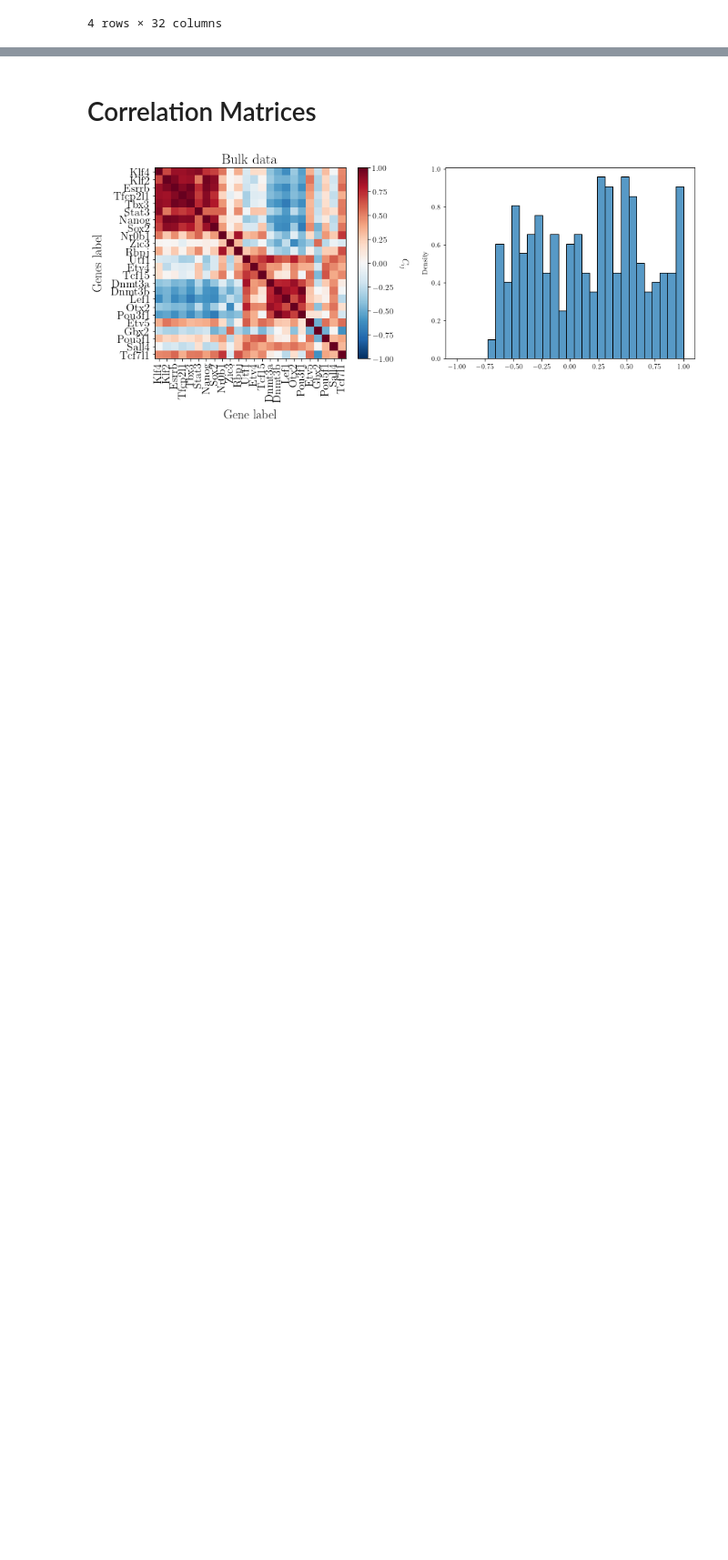
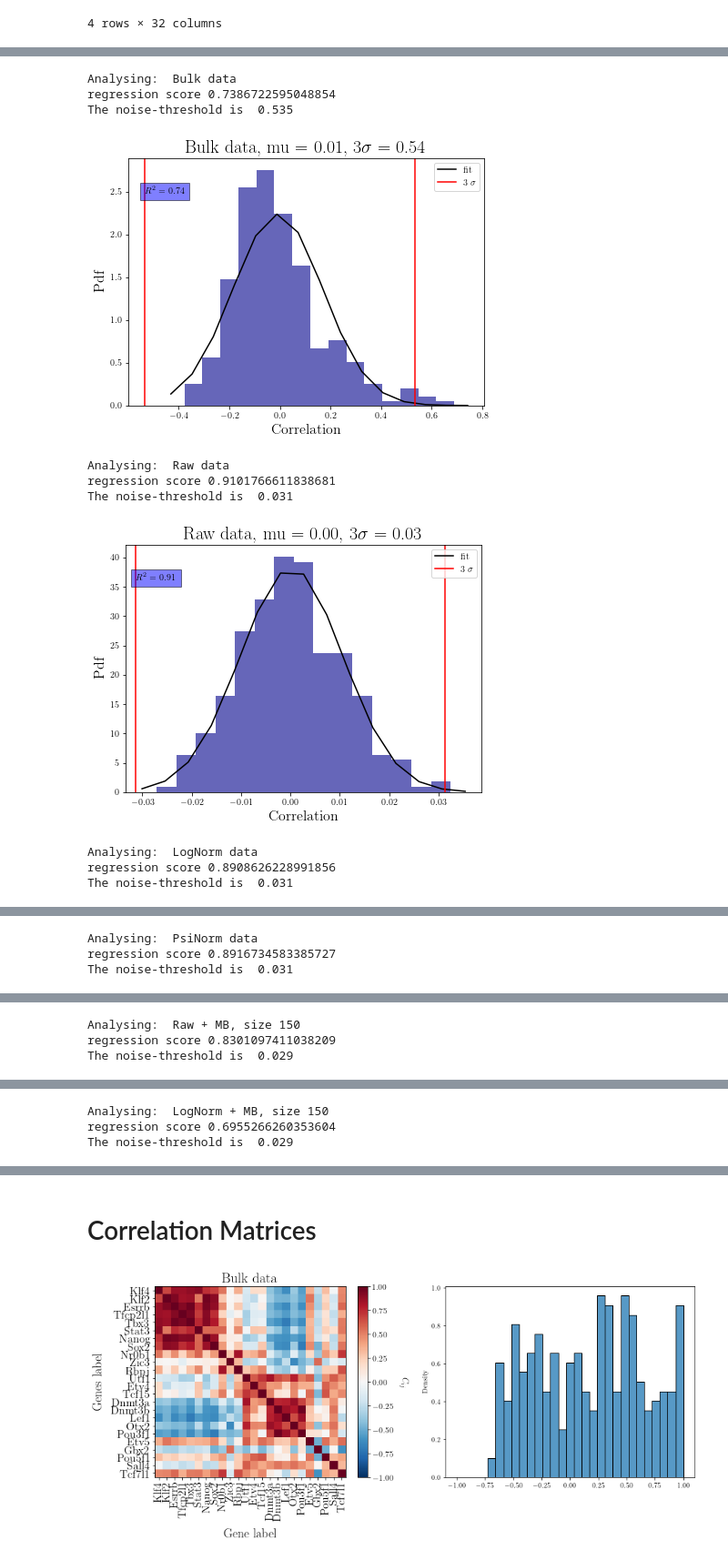
Before and after one commit to CleliaCorridori/GRN_Inference_CODE, a Jupyter notebook: PearsonMethod.ipynb, the cells around one changed output, grey strips where cells are left out. Shown at 91% size. Drawn from its saved outputs; the diff is of its cells as text; code cells hidden in the pictures; blank space fills up the shorter version.

```diff
--- a/PearsonMethod.ipynb
+++ b/PearsonMethod.ipynb
@@ -127,5 +116,5 @@ w_size = 150
 # %%
-df_raw_mb = mb.mov_avg(np.array(df_raw, dtype=int), wind=w_size)
+df_raw_mb = mb.mov_avg(np.array(df_raw, dtype=int), wind=mb_wind)
 df_raw_mb = pd.DataFrame(df_raw_mb, index=df_raw.index)
 df_raw_mb.head(3)
 # %% [output]
@@ -135,7 +124,7 @@ df_raw_mb.head(3)
 | Esrrb | 0.533333 | 0.573333 | 0.440000 | 0.513333 | 0.426667 | 0.380000 | 0.460000 | 0.560000 | 0.453333 | 0.513333 | ... | ... |
 3 rows × 9894 columns
 # %%
-df_lN_mb = mb.mov_avg(np.array(df_lN, dtype=int), wind=w_size)
+df_lN_mb = mb.mov_avg(np.array(df_lN, dtype=int), wind=mb_wind)
 df_lN_mb = pd.DataFrame(df_lN_mb, index=df_lN.index)
 df_lN_mb.head(3)
 # %% [output]
@@ -145,7 +134,7 @@ df_lN_mb.head(3)
 | Esrrb | 0.226667 | 0.280000 | 0.220000 | 0.28 | 0.240000 | 0.226667 | 0.226667 | 0.293333 | 0.206667 | 0.273333 | ... | ... |
 3 rows × 9894 columns
 # %%
-df_pN_mb = mb.mov_avg(np.array(df_pN, dtype=int), wind=w_size)
+df_pN_mb = mb.mov_avg(np.array(df_pN, dtype=int), wind=mb_wind)
 df_pN_mb = pd.DataFrame(df_pN_mb, index=df_pN.index)
 df_pN_mb.head(3)
 # %% [output]
@@ -261,0 +221,22 @@ df_bulk.head(4)
+# %%
+df_list = [df_bulk, df_raw, df_lN, df_pN, df_raw_mb, df_lN_mb, df_pN_mb, df_lN_mb_pst, df_pN_mb_pst]
+df_name = ["Bulk data", "Raw data", "LogNorm data", "PsiNorm data", "Raw + MB, size "+str(mb_wind), "LogNorm + MB, size "+str(mb_wind), "PsiNorm + MB, size "+str(mb_wind), "LogNorm + PST + MB", "PsiNorm + PST + MB"]
+# %%
+# Evaluate the number of known interaction for all the cm matrices in a for
+for i in range(len(df_list)):
+    print("Analysing: ", df_name[i])
+    TP_frac_rnd, info_int_rnd, corr_matrices = funcs_sanity.shuffle_dataframe(df_list[i], genes_order, TPtrial_list, inferred_int_thr = 0, N_test=1000)
+    # funcs_sanity.plot_TP_fraction(TP_frac_rnd, df_name[i])
+    funcs_sanity.fit_normal_distribution(corr_matrices, noise_thr=3, text=df_name[i], Nbins=15)
+# %% [output]
+Analysing:  Bulk data
+regression score 0.7386722595048854
+The noise-threshold is  0.535
+[figure, added]
+Analysing:  Raw data
+regression score 0.9101766611838681
+The noise-threshold is  0.031
+[figure, added]
+Analysing:  LogNorm data
+regression score 0.8908626228991856
+The noise-threshold is  0.031
@@ -261,0 +244,3 @@ df_bulk.head(4)
+Analysing:  PsiNorm data
+regression score 0.8916734583385727
+The noise-threshold is  0.031
@@ -261,0 +248,3 @@ df_bulk.head(4)
+Analysing:  Raw + MB, size 150
+regression score 0.8301097411038209
+The noise-threshold is  0.029
@@ -261,0 +252,3 @@ df_bulk.head(4)
+Analysing:  LogNorm + MB, size 150
+regression score 0.6955266260353604
+The noise-threshold is  0.029
```
Also changed, not shown: parts of 22 cells of this notebook, 6 other files.
